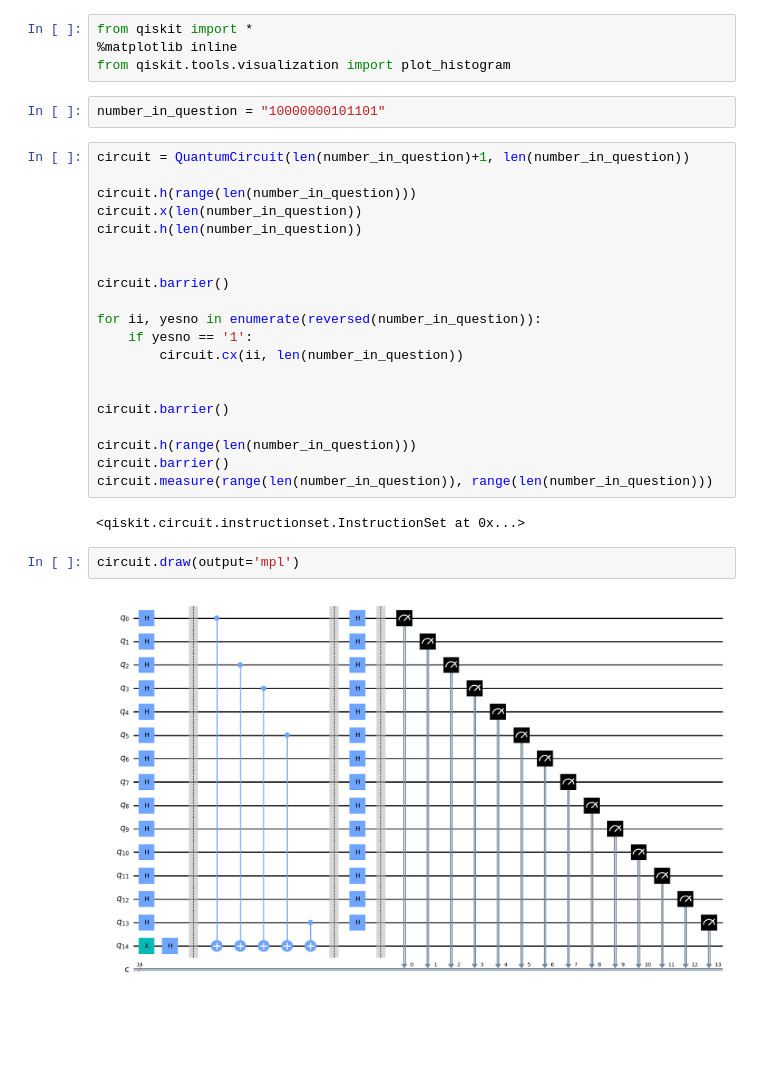
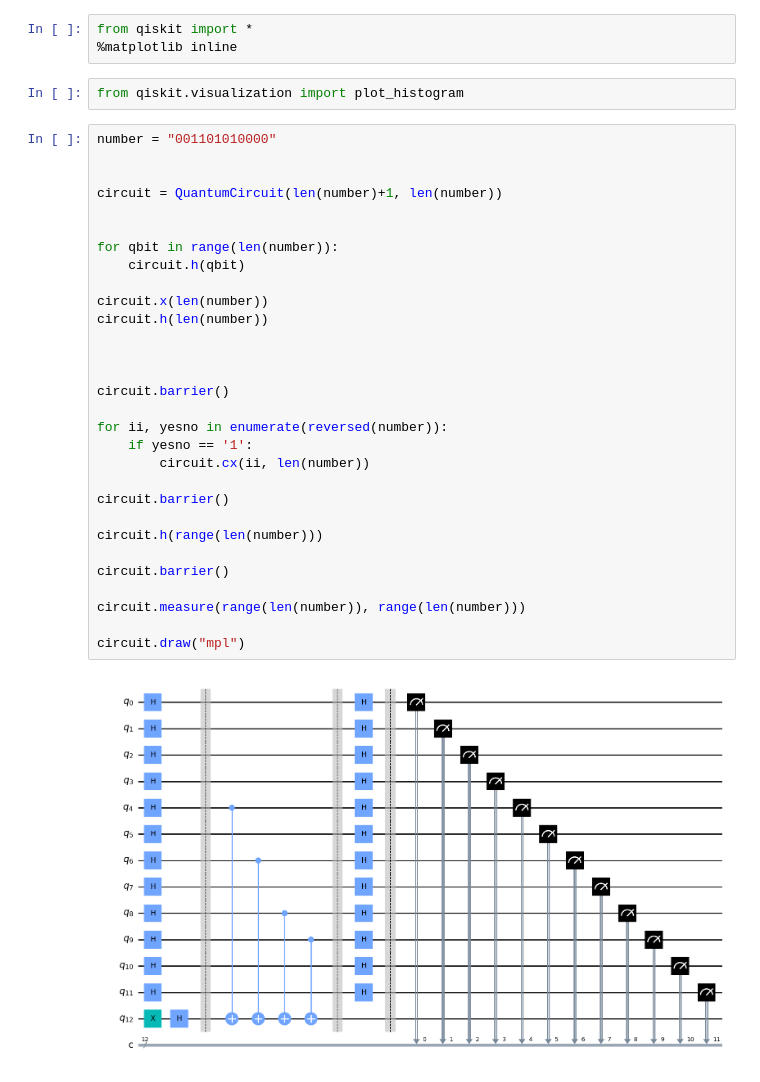
Before and after one commit to wilarN/Quantum_Computing, a Jupyter notebook: Quantum Number Guesser.ipynb, the cells around one changed output. Cells and saved outputs as stored; diff of their text form; blank space fills up the shorter version.

```diff
--- a/Quantum Number Guesser.ipynb
+++ b/Quantum Number Guesser.ipynb
@@ -1,35 +1,40 @@
 # %%
 from qiskit import *
 %matplotlib inline
-from qiskit.tools.visualization import plot_histogram
-# %%
-number_in_question = "10000000101101"
+# %%
+from qiskit.visualization import plot_histogram
 # %%
-circuit = QuantumCircuit(len(number_in_question)+1, len(number_in_question))
+number = "001101010000"
 
-circuit.h(range(len(number_in_question)))
-circuit.x(len(number_in_question))
-circuit.h(len(number_in_question))
+
+circuit = QuantumCircuit(len(number)+1, len(number))
+
+
+for qbit in range(len(number)):
+    circuit.h(qbit)
+
+circuit.x(len(number))
+circuit.h(len(number))
+
 
 
 circuit.barrier()
 
-for ii, yesno in enumerate(reversed(number_in_question)):
+for ii, yesno in enumerate(reversed(number)):
     if yesno == '1':
-        circuit.cx(ii, len(number_in_question))
-
+        circuit.cx(ii, len(number))
 
 circuit.barrier()
 
-circuit.h(range(len(number_in_question)))
+circuit.h(range(len(number)))
+
 circuit.barrier()
-circuit.measure(range(len(number_in_question)), range(len(number_in_question)))
+
+circuit.measure(range(len(number)), range(len(number)))
+
+circuit.draw("mpl")
 # %% [output]
-<qiskit.circuit.instructionset.InstructionSet at 0x...>
+[figure, added]
-# %%
-circuit.draw(output='mpl')
-# %% [output]
-[figure, removed]
 # %%
 simulator = Aer.get_backend('qasm_simulator')
 result = execute(circuit, backend=simulator, shots=1).result()
```
Also changed, not shown: parts of 4 cells of this notebook, 1 other file.
